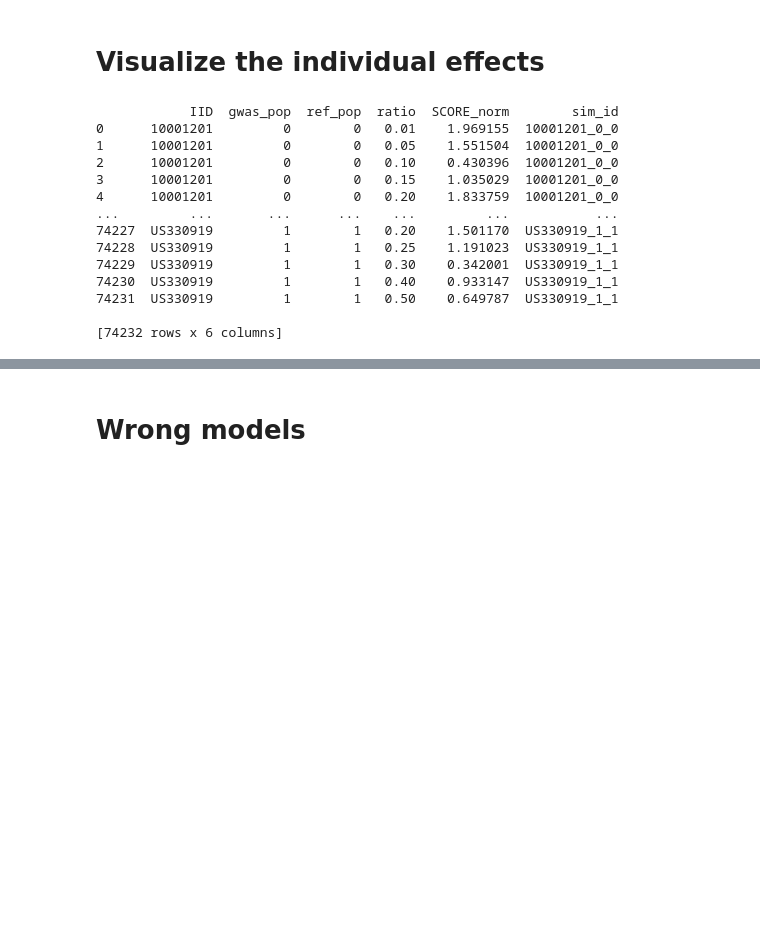
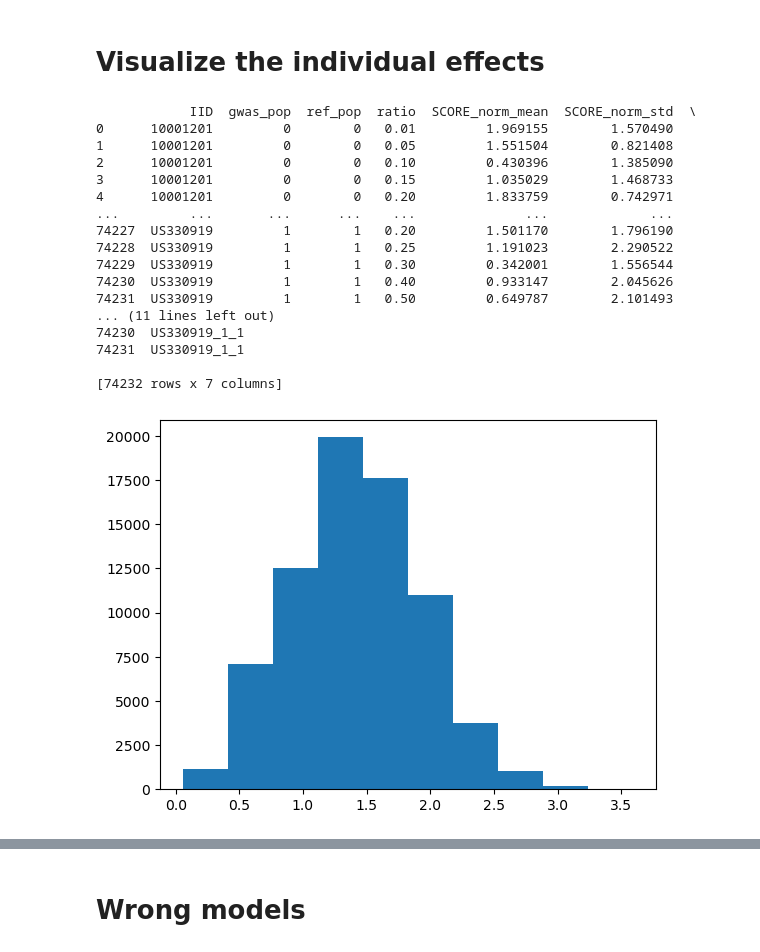
Before and after one commit to noahrbaker/BMI_206_Project, a Jupyter notebook: linear_regression.ipynb, the cells around one changed output, grey strips where cells are left out. Cells and saved outputs as stored; diff of their text form; code cells hidden in the pictures; blank space fills up the shorter version.

```diff
--- a/linear_regression.ipynb
+++ b/linear_regression.ipynb
@@ -526,26 +683,40 @@ Notes:
 # %% [markdown]
 # Visualize the individual effects
 # %%
-df_g = df.groupby(['IID', 'gwas_pop', 'ref_pop', 'ratio']).agg({'SCORE_norm': 'mean'}).reset_index()
+# Perform the groupby and aggregation
+df_g = df.groupby(['IID', 'gwas_pop', 'ref_pop', 'ratio']).agg({'SCORE_norm': ['mean', 'std']}).reset_index()
+
+# Flatten the MultiIndex columns
+df_g.columns = ['_'.join(col).strip() if col[1] else col[0] for col in df_g.columns.values]
+
+# Rename the columns to remove any trailing underscores from the join operation
+df_g.columns = [col.rstrip('_') for col in df_g.columns]
 
 # Creating a new column 'group_id' that uniquely identifies each group combination of ['IID', 'gwas_pop', 'ref_pop']
 df_g['sim_id'] = df_g['IID'].astype(str) + '_' + df_g['gwas_pop'].astype(str) + '_' + df_g['ref_pop'].astype(str)
 
-
-# Display the new DataFrame
+# Display the resulting DataFrame
 print(df_g)
 # %% [output]
-            IID  gwas_pop  ref_pop  ratio  SCORE_norm        sim_id
-0      10001201         0        0   0.01    1.969155  10001201_0_0
-1      10001201         0        0   0.05    1.551504  10001201_0_0
-2      10001201         0        0   0.10    0.430396  10001201_0_0
-3      10001201         0        0   0.15    1.035029  10001201_0_0
-4      10001201         0        0   0.20    1.833759  10001201_0_0
-...         ...       ...      ...    ...         ...           ...
-74227  US330919         1        1   0.20    1.501170  US330919_1_1
-74228  US330919         1        1   0.25    1.191023  US330919_1_1
-74229  US330919         1        1   0.30    0.342001  US330919_1_1
-74230  US330919         1        1   0.40    0.933147  US330919_1_1
-74231  US330919         1        1   0.50    0.649787  US330919_1_1
+            IID  gwas_pop  ref_pop  ratio  SCORE_norm_mean  SCORE_norm_std  \
+0      10001201         0        0   0.01         1.969155        1.570490
+1      10001201         0        0   0.05         1.551504        0.821408
+2      10001201         0        0   0.10         0.430396        1.385090
+3      10001201         0        0   0.15         1.035029        1.468733
+4      10001201         0        0   0.20         1.833759        0.742971
+...         ...       ...      ...    ...              ...             ...
+74227  US330919         1        1   0.20         1.501170        1.796190
+74228  US330919         1        1   0.25         1.191023        2.290522
+74229  US330919         1        1   0.30         0.342001        1.556544
+74230  US330919         1        1   0.40         0.933147        2.045626
+74231  US330919         1        1   0.50         0.649787        2.101493
+... (11 lines left out)
+74230  US330919_1_1
+74231  US330919_1_1
 
-[74232 rows x 6 columns]
+[74232 rows x 7 columns]
+# %%
+plt.hist(df_g['SCORE_norm_std'])
+plt.show()
+# %% [output]
+[figure, added]
```
Also changed, not shown: parts of 21 cells of this notebook.
